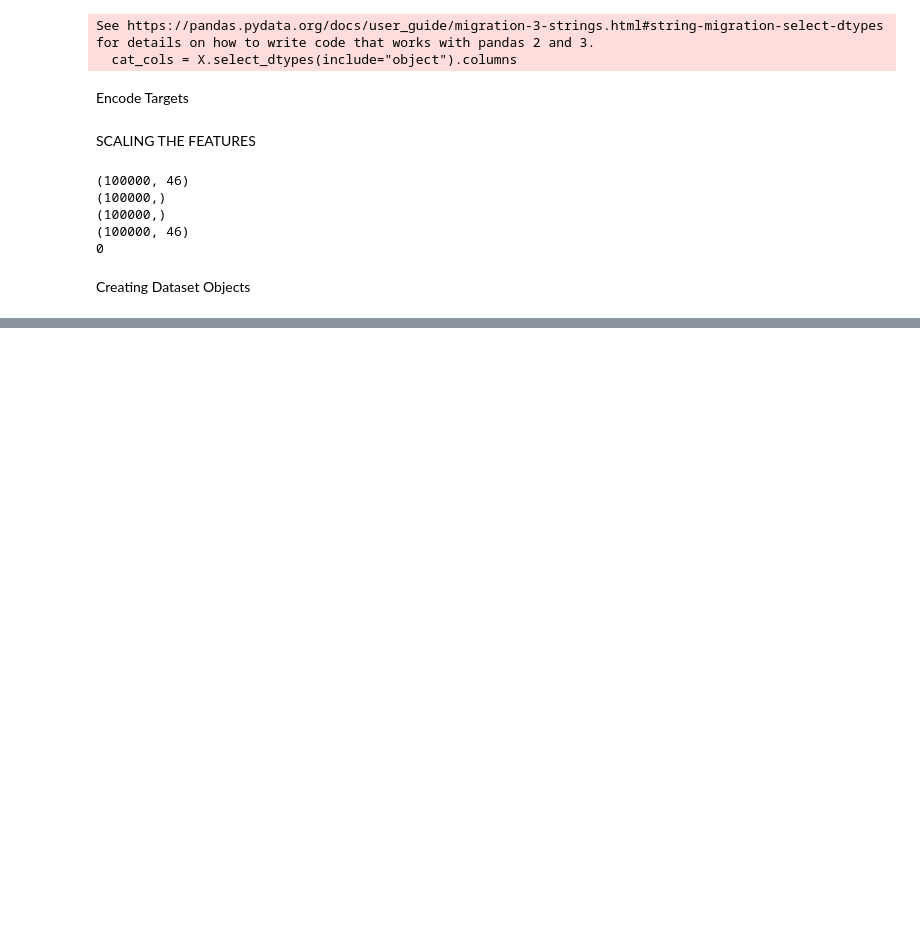
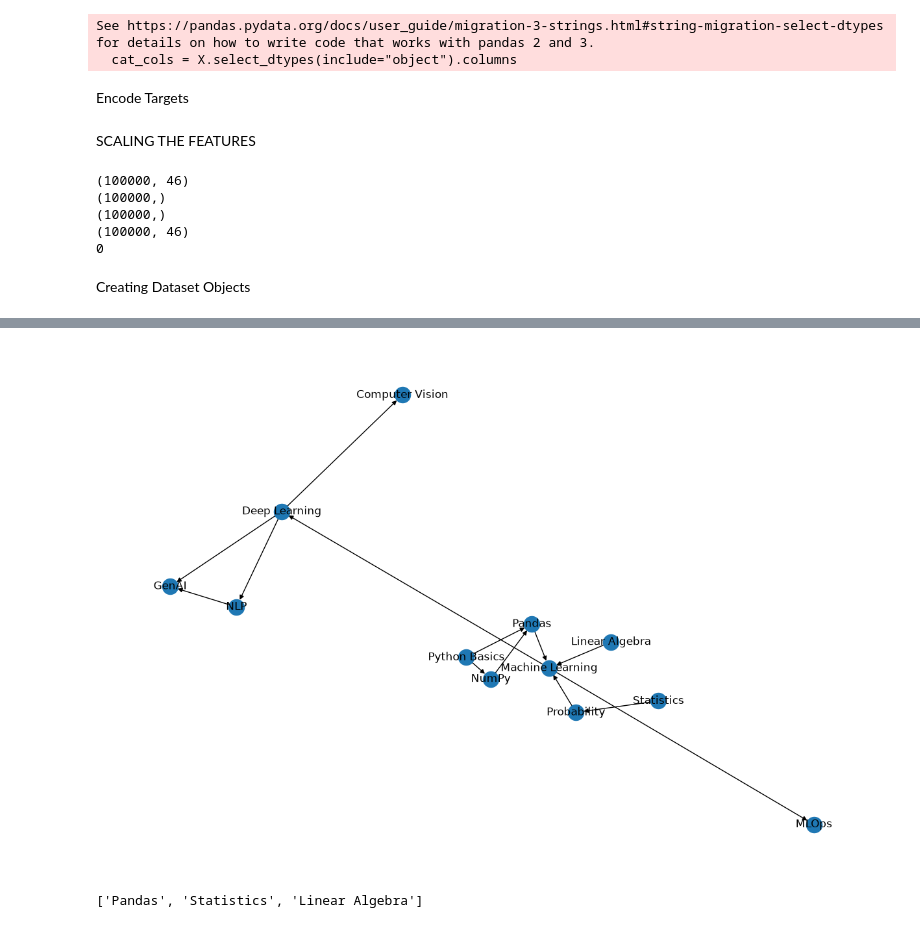
Before and after one commit to PALAK7890/Adaptive-Learning-Path-Recommendation-System, a Jupyter notebook: notebooks/Adaptive Learning Path Recommendation System.ipynb, the cells around one changed output, grey strips where cells are left out. Drawn from its saved outputs; the diff is of its cells as text; code cells hidden in the pictures; blank space fills up the shorter version.

```diff
--- a/notebooks/Adaptive Learning Path Recommendation System.ipynb
+++ b/notebooks/Adaptive Learning Path Recommendation System.ipynb
@@ -277,0 +468,20 @@ test_dataset=AdaptiveLearningDataset(X_test,y_diff_test,y_topic_test)
+# %%
+G = nx.DiGraph()
+
+for topic, prereqs in prerequisites.items():
+
+    G.add_node(topic)
+
+    for prereq in prereqs:
+
+        G.add_edge(prereq,topic)
+# %%
+plt.figure(figsize=(12,8))
+
+pos = nx.spring_layout(G, seed=42)
+
+nx.draw(G, pos ,with_labels=True)
+
+plt.show()
+# %% [output]
+[figure, added]
@@ -277,0 +517,9 @@ test_dataset=AdaptiveLearningDataset(X_test,y_diff_test,y_topic_test)
+# %%
+available = get_available_topics(
+    completed_topics,
+    G
+)
+
+print(available)
+# %% [output]
+['Pandas', 'Statistics', 'Linear Algebra']
```
Also changed, not shown: parts of 21 cells of this notebook.
